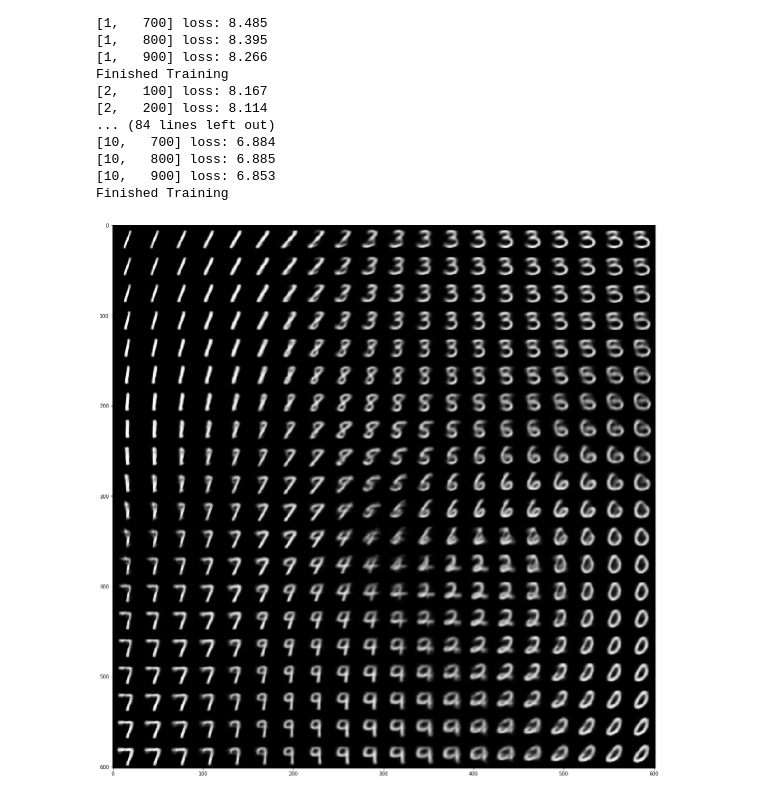
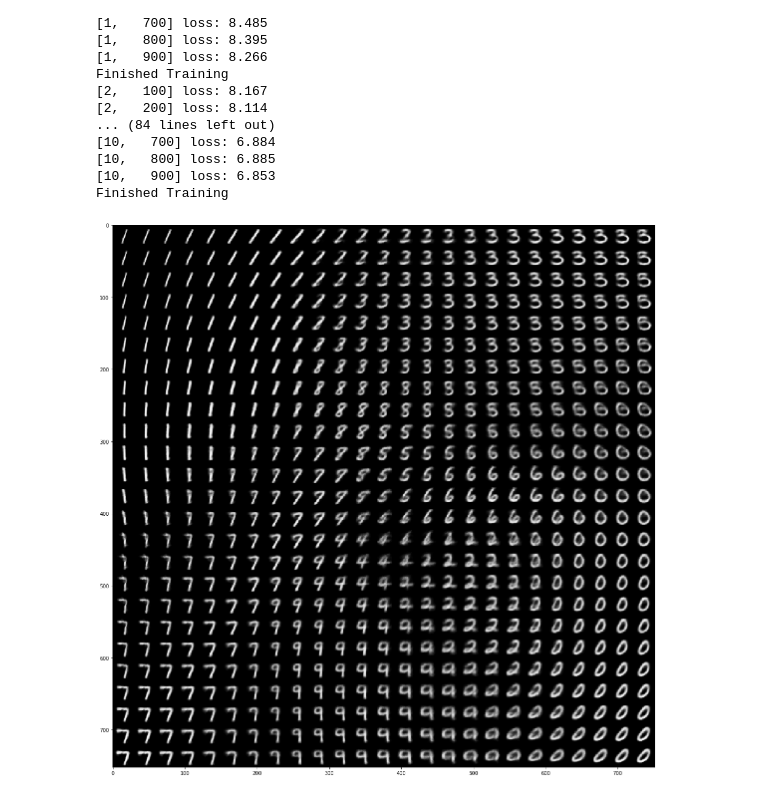
Before and after one commit to mlpotter/Variational_Autoencoder, a Jupyter notebook: VAE.ipynb, the cells around one changed output. Cells and saved outputs as stored; diff of their text form; code cells hidden in the pictures.

```diff
--- a/VAE.ipynb
+++ b/VAE.ipynb
@@ -172,14 +172,14 @@ Finished Training
 Finished Training
 # %%
 with torch.no_grad():
-    n_points = 20
-    x = torch.linspace(-1.5,1.5,n_points)
-    y = torch.linspace(-1.5,1.5,n_points)
+    n_points = 25
+    x = torch.linspace(-1.75,1.75,n_points)
+    y = torch.linspace(-1.75,1.75,n_points)
     grid_x, grid_y = torch.meshgrid(x, y)
     t = torch.cat((grid_x.flatten().unsqueeze(1),grid_y.flatten().unsqueeze(1)),1)
     decoded_x = VAE_net.decode(t)
     in_grid = torchvision.utils.make_grid(decoded_x.view(n_points**2,1,28,28),nrow=n_points)[0]
     plt.figure(figsize=(20,20))
     plt.imshow(in_grid,cmap='gray')
 # %% [output]
-[figure, old version]
+[figure, new version]
```
Also changed, not shown: parts of 4 cells of this notebook.
